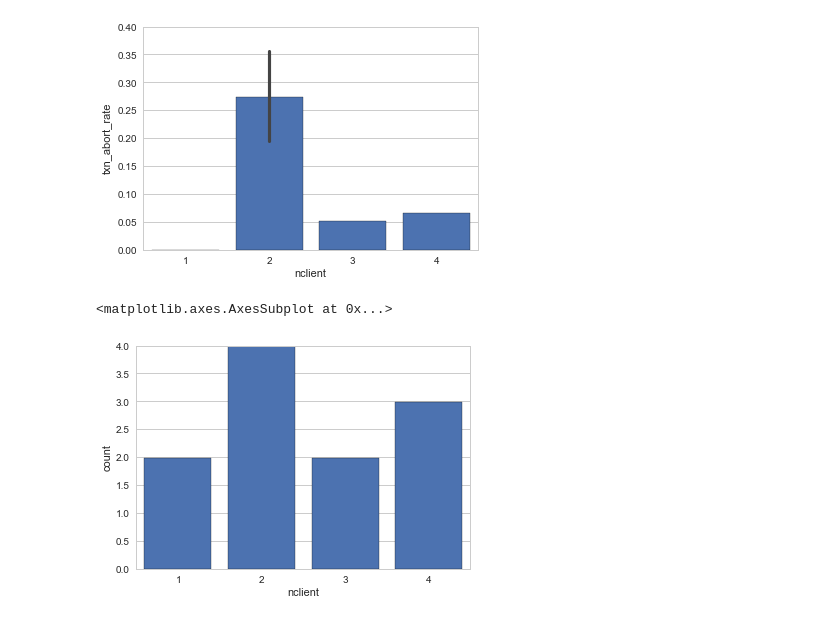
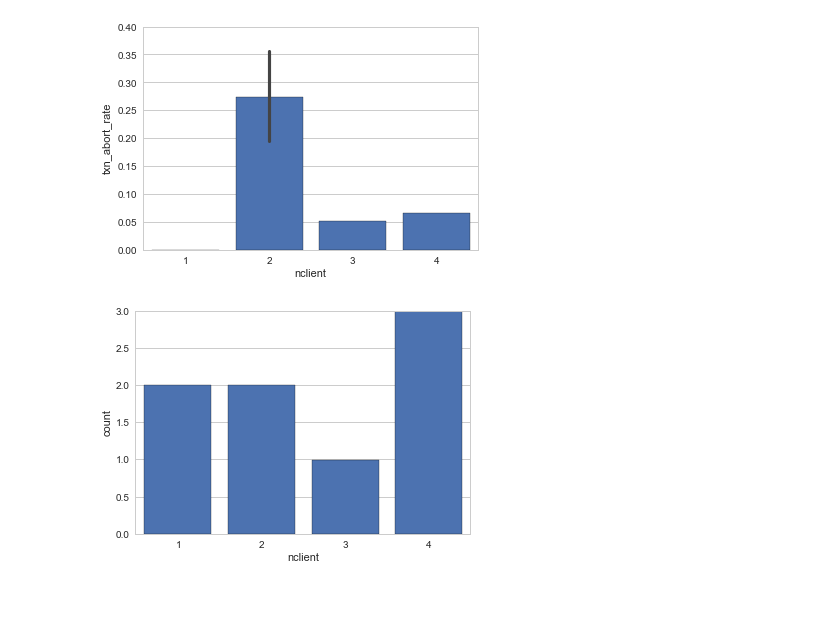
Before and after one commit to bholt/claret, a Jupyter notebook: data/Test.ipynb, the cells around one changed output. Saved outputs shown, nothing was run; the diff lists cells and outputs as text; code cells hidden in the pictures.

```diff
--- a/data/Test.ipynb
+++ b/data/Test.ipynb
@@ -13,5 +13,10 @@ sns.despine()
 # %%
 db = dataset.connect('mysql://root@10.8.0.1/claret')
 tbl = db['tapir']
+# %%
+def dataframe(query):
+    return pd.DataFrame([dict(r) for r in db.query(query)])
 # %%
 df = pd.DataFrame([dict(row) for row in tbl.all()])
+# %%
+df = dataframe('select * from tapir where total_time is not null')
@@ -34,7 +48,6 @@ sns.barplot(data=df, x='nclient', y='txn_abort_rate')
 <matplotlib.axes.AxesSubplot at 0x...>
 [figure]
 # %%
-sns.barplot(data=df, x='nclient')
+p = sns.barplot(data=df, x='nclient')
 # %% [output]
-<matplotlib.axes.AxesSubplot at 0x...>
-[figure, old version]
+[figure, new version]
```
Also changed, not shown: parts of 6 cells of this notebook.
